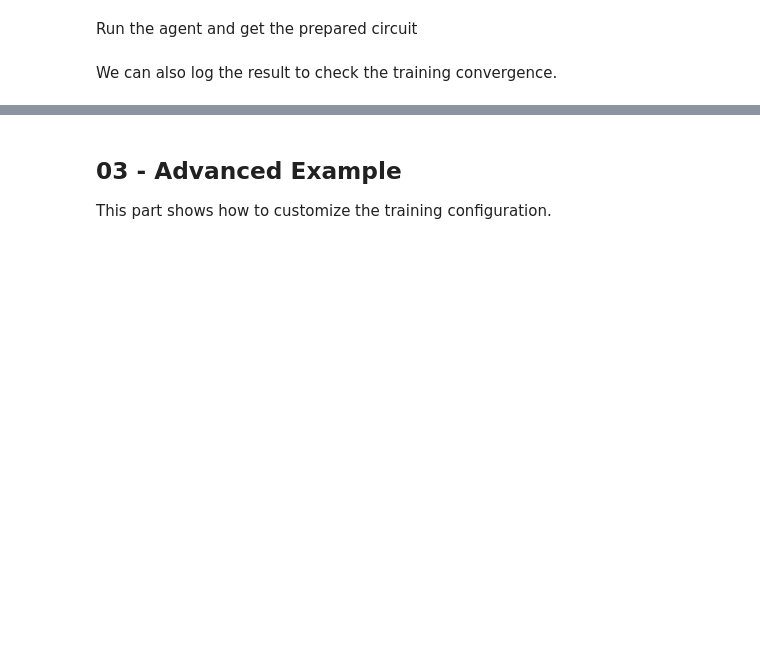
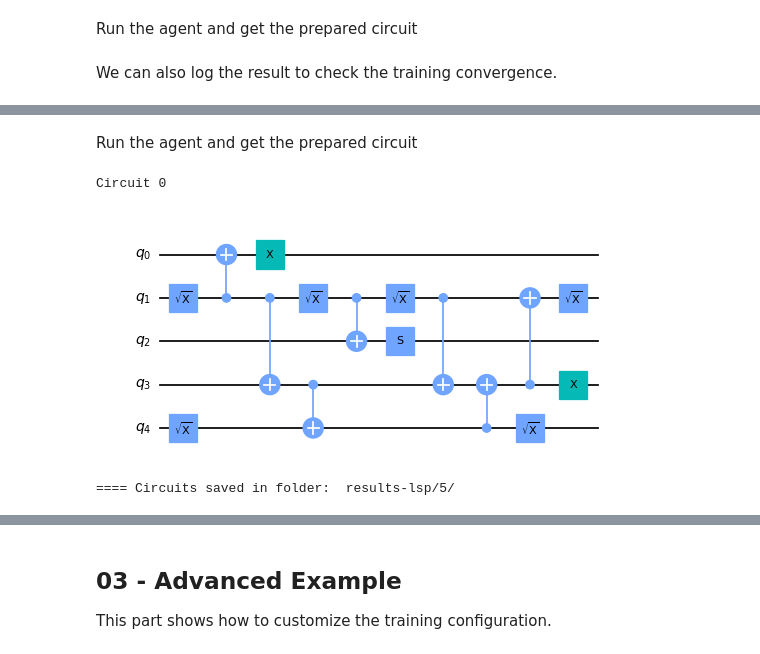
Before and after one commit to remmyzen/rlftqc, a Jupyter notebook: notebooks/01 - Logical State Preparation.ipynb, the cells around one changed output, grey strips where cells are left out. Saved outputs shown, nothing was run; the diff lists cells and outputs as text; code cells hidden in the pictures; blank space fills up the shorter version.

```diff
--- a/notebooks/01 - Logical State Preparation.ipynb
+++ b/notebooks/01 - Logical State Preparation.ipynb
@@ -99,0 +142,14 @@ lsp.log()
+# %%
+from rlftqc.logical_state_preparation import LogicalStatePreparation
+
+## Define the target stabilizers
+## For example, zero logical of 5 qubit perfect code.
+target = [
+        "+ZZZZZ",
+        "+IXZZX",
+        "+XZZXI",
+        "+ZZXIX",
+        "+ZXIXZ"]
+
+## Create class
+lsp = LogicalStatePreparation(target, gates=gates, graph=graph)
@@ -99,0 +162,8 @@ lsp.log()
+# %% [markdown]
+Run the agent and get the prepared circuit
+# %%
+lsp.run()
+# %% [output]
+Circuit 0
+[figure, added]
+==== Circuits saved in folder:  results-lsp/5/
```
Also changed, not shown: parts of 26 cells of this notebook, 2 other files.
